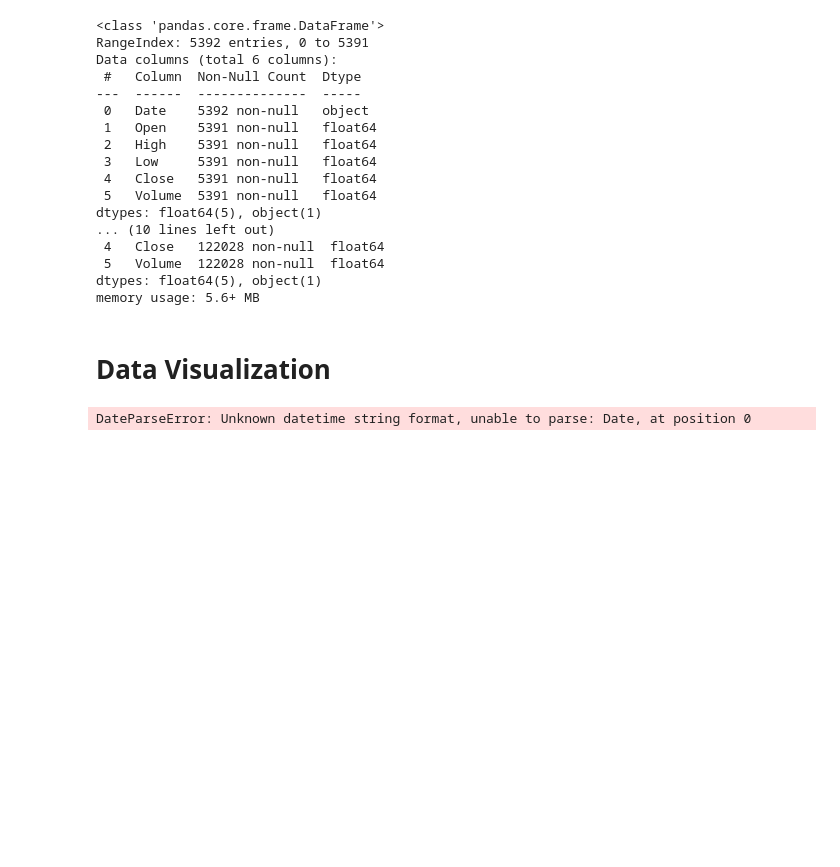
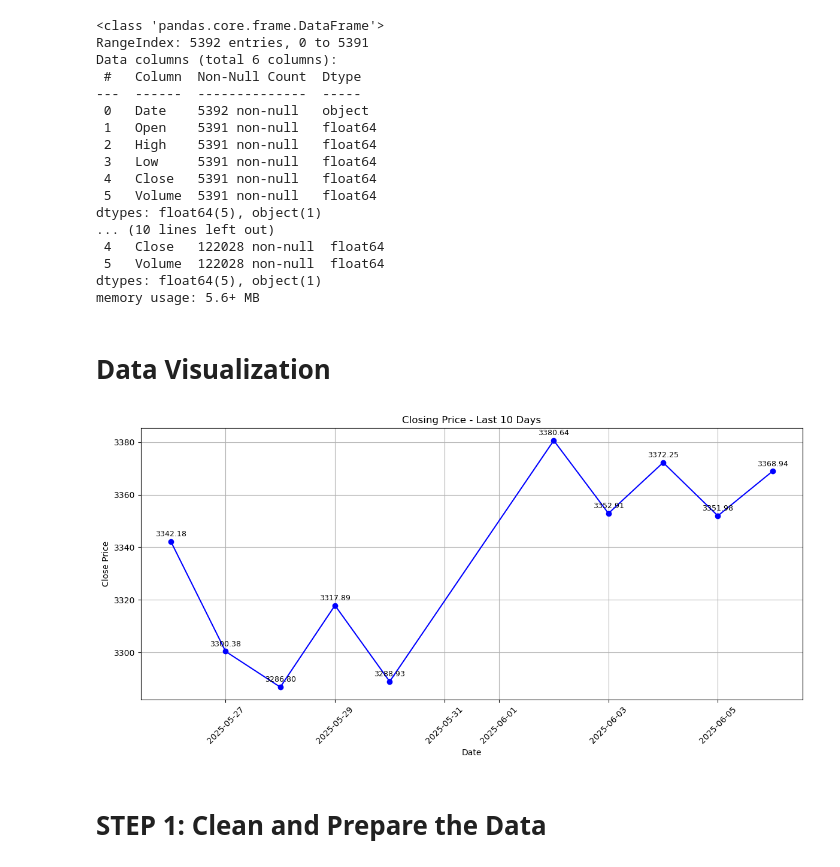
Before and after one commit to raishubham23/Gold_Data_Analysis, a Jupyter notebook: Gold_Data_Analysis.ipynb, the cells around one changed output. Cells and saved outputs as stored; diff of their text form; code cells hidden in the pictures; blank space fills up the shorter version.

```diff
--- a/Gold_Data_Analysis.ipynb
+++ b/Gold_Data_Analysis.ipynb
@@ -180,33 +180,50 @@ dtypes: float64(5), object(1)
 memory usage: 5.6+ MB
 # %% [markdown]
 # Data Visualization
-# %%
-import matplotlib.pyplot as plt
-import pandas as pd
-
-# Sample: Make sure your 'Date' column is datetime
-df_split1['Date'] = pd.to_datetime(df_split1['Date'])
-
-# Optional: Plot last 10 records to avoid clutter in labels
-df1 = df_split1.tail(10)
-
-plt.figure(figsize=(12, 6))
-plt.plot(df1['Date'], df1['Close'], marker='o', color='blue', label='Close Price')
-
-# Add data labels
-for i in range(len(df_sample)):
-    plt.text(df1['Date'].iloc[i],
-             df1['Close'].iloc[i] + 2,  # slightly above the point
-             f"{df1['Close'].iloc[i]:.2f}",
-             ha='center', fontsize=9, color='black')
-
-plt.title('Stock Close Prices (Last 10 Days)')
-plt.xlabel('Date')
-plt.ylabel('Close Price')
-plt.xticks(rotation=45)
-plt.grid(True)
-plt.legend()
-plt.tight_layout()
-plt.show()
-# %% [output]
-DateParseError: Unknown datetime string format, unable to parse: Date, at position 0
+# %%
+import pandas as pd
+import matplotlib.pyplot as plt
+
+# Example: If your file is already split into columns like you showed earlier
+# Step 1: Remove the first row which contains column names as a string
+df = df_split1.iloc[1:].copy()
+
+# Step 2: Reset index
+df.reset_index(drop=True, inplace=True)
+
+# Step 3: Assign proper column names (optional if already correct)
+df.columns = ['Date', 'Open', 'High', 'Low', 'Close', 'Volume']
+
+# Step 4: Convert data types
+df['Date'] = pd.to_datetime(df['Date'], format='%Y.%m.%d %H:%M', errors='coerce')
+
+# Optional: Convert numeric columns (if not already float)
+cols = ['Open', 'High', 'Low', 'Close', 'Volume']
+df[cols] = df[cols].apply(pd.to_numeric, errors='coerce')
+
+# Step 5: Drop any rows with missing data (including bad dates)
+df = df.dropna().reset_index(drop=True)
+
+# ✅ Sample Plot: Closing Prices of Last 10 Days with Labels
+df_sample = df.tail(10)
+
+plt.figure(figsize=(12, 6))
+plt.plot(df_sample['Date'], df_sample['Close'], marker='o', color='blue')
+
+for i in range(len(df_sample)):
+    plt.text(df_sample['Date'].iloc[i],
+             df_sample['Close'].iloc[i] + 2,
+             f"{df_sample['Close'].iloc[i]:.2f}",
+             ha='center', fontsize=9)
+
+plt.title("Closing Price - Last 10 Days")
+plt.xlabel("Date")
+plt.ylabel("Close Price")
+plt.xticks(rotation=45)
+plt.grid(True)
+plt.tight_layout()
+plt.show()
+# %% [output]
+[figure, added]
+# %% [markdown]
+# STEP 1: Clean and Prepare the Data
```
Also changed, not shown: parts of 44 cells of this notebook.
